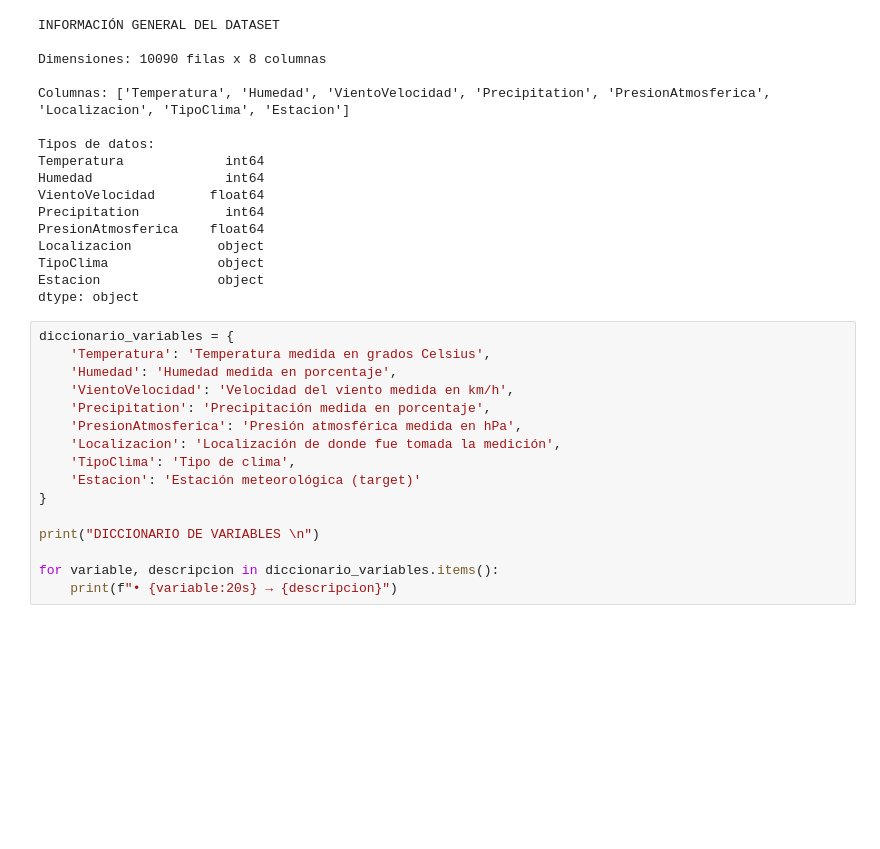
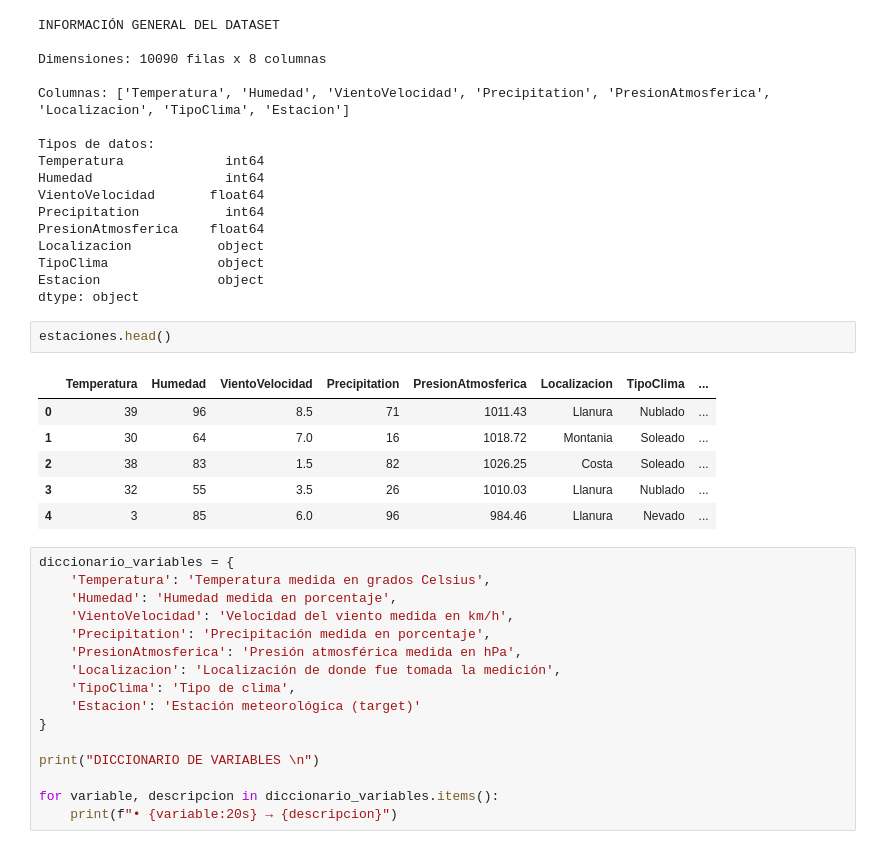
Before and after one commit to Fabrote/season-classifier, a Jupyter notebook: MD-TP3_TAPIA-PALACIO.ipynb, the cells around one changed output. Cells and saved outputs as stored; diff of their text form; blank space fills up the shorter version.

```diff
--- a/MD-TP3_TAPIA-PALACIO.ipynb
+++ b/MD-TP3_TAPIA-PALACIO.ipynb
@@ -54,6 +58,15 @@ Localizacion           object
 TipoClima              object
 Estacion               object
 dtype: object
+# %%
+estaciones.head()
+# %% [output]
+|  | Temperatura | Humedad | VientoVelocidad | Precipitation | PresionAtmosferica | Localizacion | TipoClima | ... |
+| 0 | 39 | 96 | 8.5 | 71 | 1011.43 | Llanura | Nublado | ... |
+| 1 | 30 | 64 | 7.0 | 16 | 1018.72 | Montania | Soleado | ... |
+| 2 | 38 | 83 | 1.5 | 82 | 1026.25 | Costa | Soleado | ... |
+| 3 | 32 | 55 | 3.5 | 26 | 1010.03 | Llanura | Nublado | ... |
+| 4 | 3 | 85 | 6.0 | 96 | 984.46 | Llanura | Nevado | ... |
 # %%
 diccionario_variables = {
     'Temperatura': 'Temperatura medida en grados Celsius',
```
Also changed, not shown: parts of 29 cells of this notebook.
